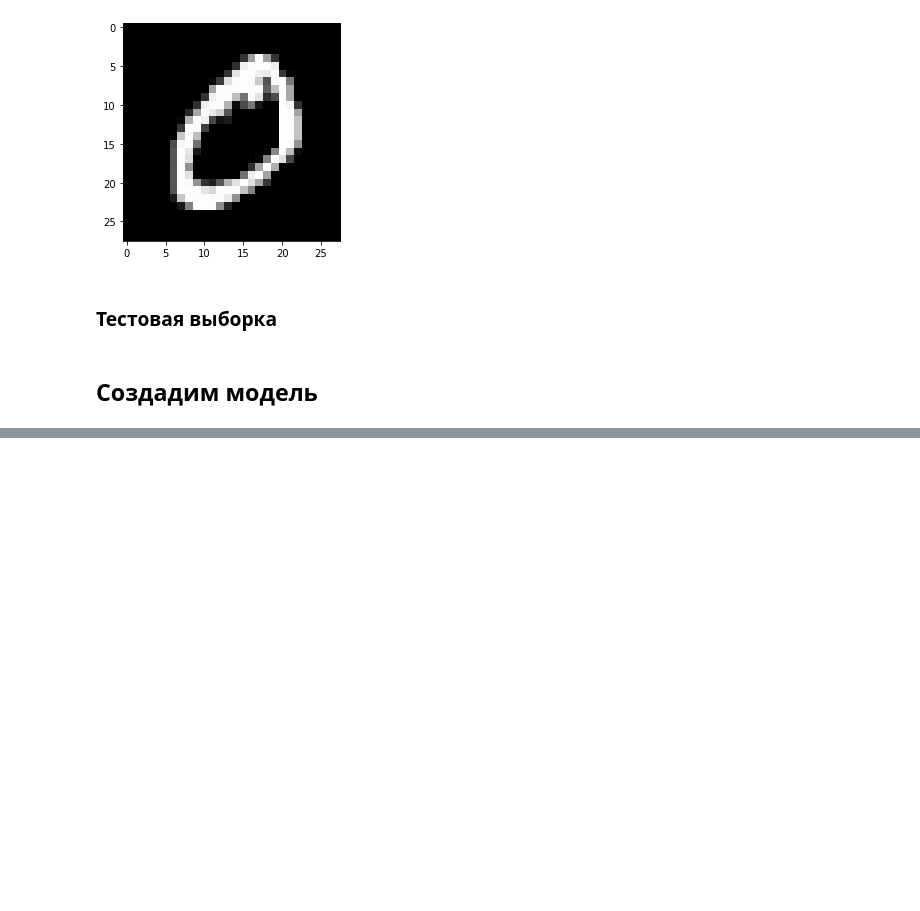
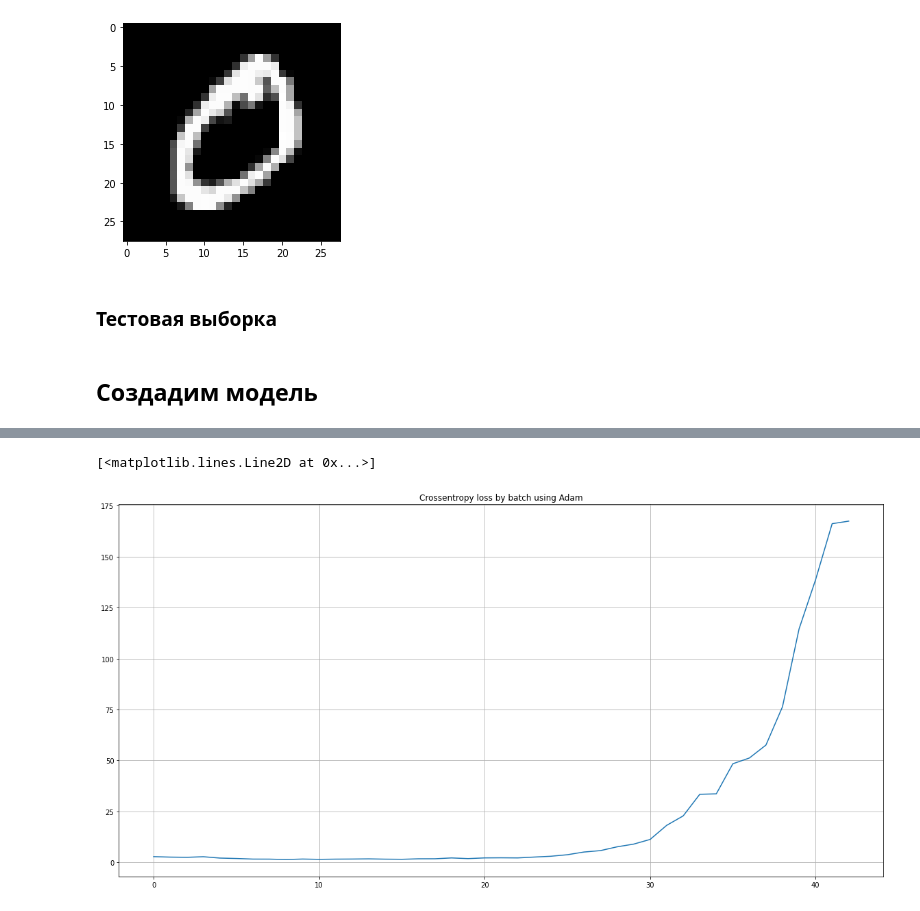
Before and after one commit to siprok/handmade_nn, a Jupyter notebook: notebooks/2 model_using.ipynb, the cells around one changed output, grey strips where cells are left out. Saved outputs shown, nothing was run; the diff lists cells and outputs as text; code cells hidden in the pictures; blank space fills up the shorter version.

```diff
--- a/notebooks/2 model_using.ipynb
+++ b/notebooks/2 model_using.ipynb
@@ -139,0 +179,11 @@ plt.plot(history_rmsprop.flatten())
+# %%
+model_adam = MNISTDense(
+    input_size=28*28,
+    layers_sizes=[64, 32, 10],
+    initializers_classes=[He, He, Xavier],
+    activations_classes=[ReLu, ReLu, Softmax],
+    optimizer=Adam(0.001, momentum_1=0.45, momentum_2=0.45),
+    loss=Crossentropy,
+    need_batch_normaliser=True
+)
+history_adam = model_adam.fit(5, 32, prepared_images, prepared_labels)
@@ -139,0 +197,8 @@ plt.plot(history_rmsprop.flatten())
+# %%
+plt.figure(figsize=(20,10))
+plt.title("Crossentropy loss by batch using Adam")
+plt.grid()
+plt.plot(history_adam.flatten())
+# %% [output]
+[<matplotlib.lines.Line2D at 0x...>]
+[figure, added]
```
Also changed, not shown: parts of 16 cells of this notebook, 4 other files.
